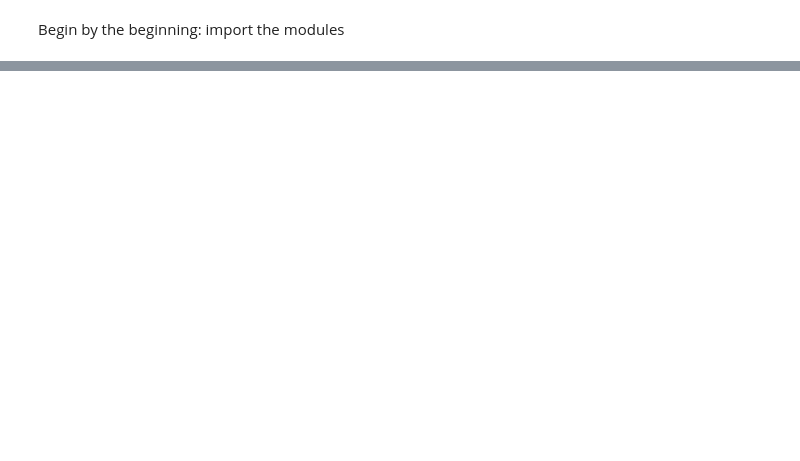
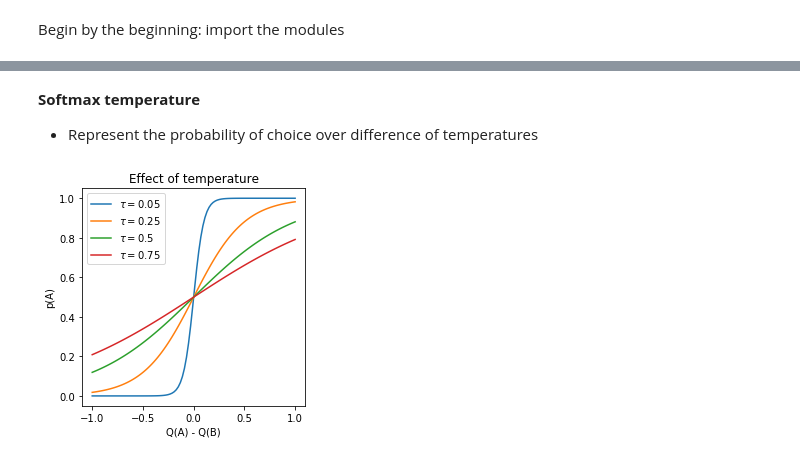
Before and after one commit to AurelienNioche/LectureCognitiveModeling, a Jupyter notebook: main.ipynb, the cells around one changed output, grey strips where cells are left out. Saved outputs shown, nothing was run; the diff lists cells and outputs as text; code cells hidden in the pictures; blank space fills up the shorter version.

```diff
--- a/main.ipynb
+++ b/main.ipynb
@@ -114,0 +291,35 @@ where $a^t(i) = 1$ if option $i$ selected at time $t$ else 0.
+# %% [markdown]
+**Softmax temperature**
+
+* Represent the probability of choice over difference of temperatures
+# %%
+def rw_sofmax_temerature_effect(param_values,
+                                min_reward=0,
+                                max_reward=1):
+
+    max_diff = max_reward - min_reward
+    x_values = np.linspace(-max_diff, max_diff, 100)
+
+    n_x_values = len(x_values)
+    n_param_values = len(param_values)
+
+    y_values = np.zeros((len(x_values), n_param_values))
+
+    for i in range(n_param_values):
+        for j in range(n_x_values):
+            x = x_values[j]
+            tau = param_values[i]
+            y_values[j, i] = 1 / (1 + np.exp(-x/tau))
+
+    return x_values, y_values
+
+
+# Get data
+PARAM_VALUES = (0.05, 0.25, 0.5, 0.75)
+X_VALUES, Y_VALUES = rw_sofmax_temerature_effect(PARAM_VALUES)
+
+# Plot
+plot.softmax_temperature(param_values=PARAM_VALUES,
+                         x_values=X_VALUES, y_values=Y_VALUES)
+# %% [output]
+[figure, added]
```
Also changed, not shown: parts of 58 cells of this notebook, 1 other file.
